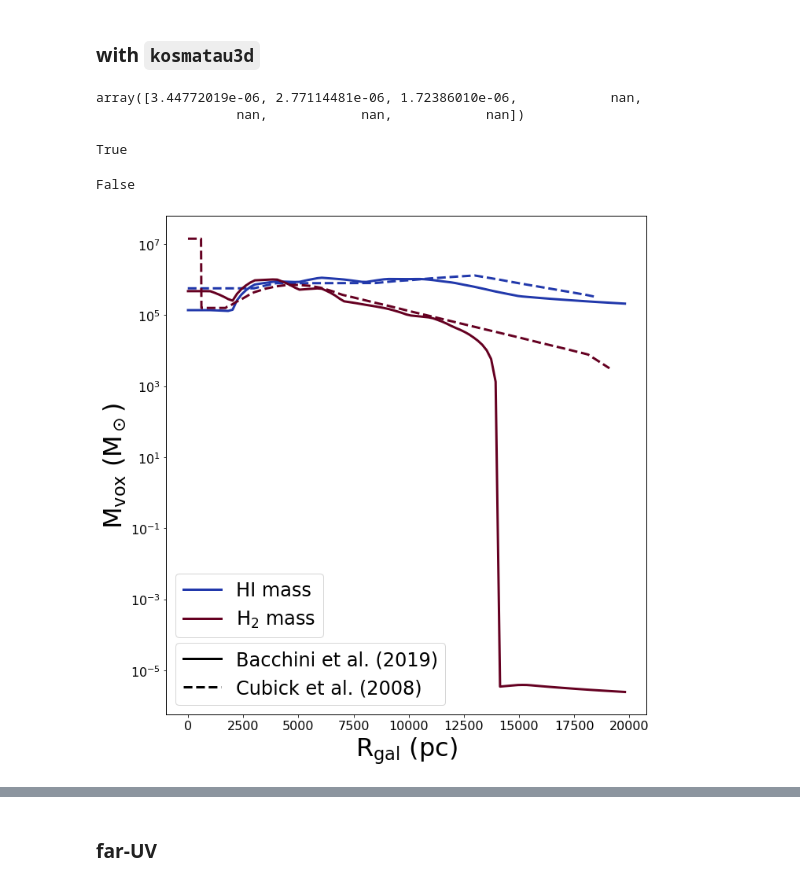
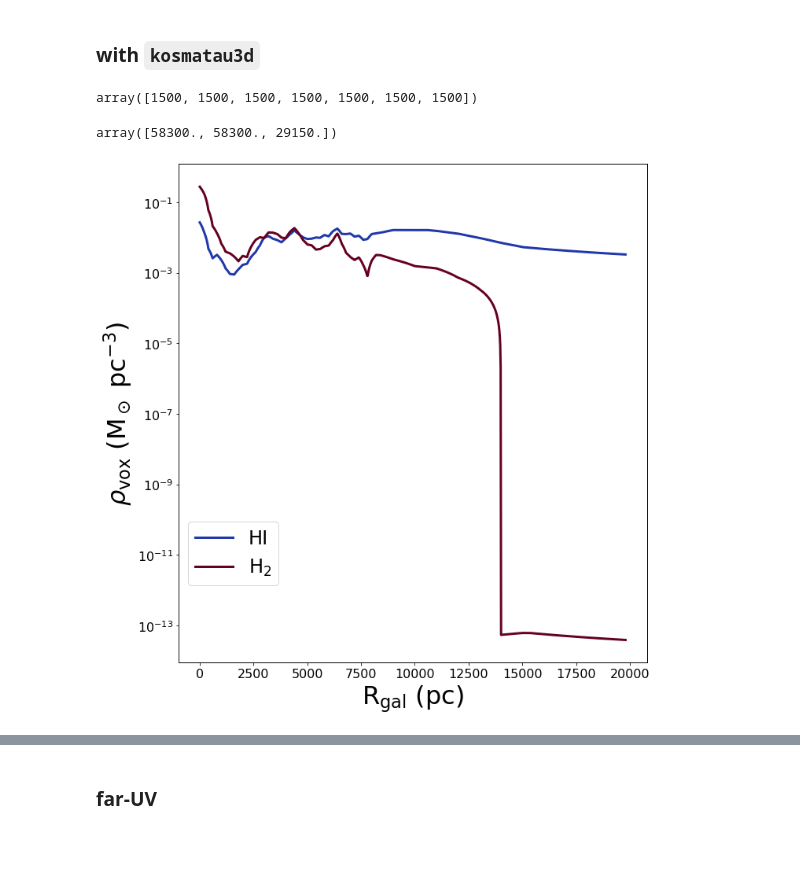
Before and after one commit to CraigYanitski/kosmatau3d, a Jupyter notebook: notebooks/full model/model_inspection.ipynb, the cells around one changed output, grey strips where cells are left out. Cells and saved outputs as stored; diff of their text form; code cells hidden in the pictures; blank space fills up the shorter version.

Commit message:
updated plotting
* distribution plots come directly from kosmatau3d

```diff
--- a/notebooks/full model/model_inspection.ipynb
+++ b/notebooks/full model/model_inspection.ipynb
@@ -346,8 +346,8 @@ parameters = {
                 'tau_grid_file': 'clump_tau_LineCenter.dat',
                 'tb_grid_file': 'clump_Tmb_LineCenter.dat',
                 'tau_fuv_grid_file': 'RhoMassAFUV.dat',
-                'h2_surface_density_file': 'h2_surface-density_bacchini.dat',
-                'hi_surface_density_file': 'hi_surface-density_bacchini.dat',
+                'h2_surface_density_file': 'h2_surface-density_marasco-bacchini.dat',
+                'hi_surface_density_file': 'hi_surface-density_marasco-bacchini.dat',
                 'h2_scale_height_file': 'h2_scale-height_bacchini.dat',
                 'hi_scale_height_file': 'hi_scale-height_bacchini.dat',
                 'like_clumps': False,
@@ -405,49 +405,40 @@ parameters = {
                 'verbose': False
 }
 kosmatau = models.Model(**parameters)
+data_dir = models.constants.INPUTPATH + 'MilkyWay/'
-# %%
-models.interpolations.interpolate_h2_mass([1.4e4], [0, 100, 200, 300, 400, 500, 600])
-# %% [output]
-array([3.44772019e-06, 2.77114481e-06, 1.72386010e-06,            nan,
-                  nan,            nan,            nan])
-# %%
-(models.interpolations.h2_mass_full.M.loc[models.interpolations.h2_mass_full.r==0]<0).any()
-# %% [output]
-True
-# %%
-r_s, h2_sigma = models.observations.h2_surface_mass_profile
-r_h, h2_h = models.observations.h2_scale_height_profile
-f_s = interpolate.interp1d(r_s.values, h2_sigma.values, kind='linear', bounds_error=False, fill_value=(h2_sigma.values[0], h2_sigma.values[-1]))
-f_h = interpolate.interp1d(r_h.values, h2_h.values, fill_value='extrapolate')
-r_new = np.linspace(0, 18000, num=1000)
-m_new = f_s(r_new)/2/np.sqrt(2*np.log(2))/f_h(r_new)*400**3
-(m_new<0).any()
-# %% [output]
-False
+# %%
+np.asarray([1500]*7)
+# %% [output]
+array([1500, 1500, 1500, 1500, 1500, 1500, 1500])
+# %%
+models.interpolations.interpolate_hi_mass(np.asarray([1500]*3), np.asarray([0, 100, 200]))
+# %% [output]
+array([58300., 58300., 29150.])
 # %%
 sigma_h2_wolfire = pd.read_csv(data_dir + 'h2_surface-density_wolfire.dat', delim_whitespace=True, names=['r', 'Sigma_h2'], skiprows=1)
 sigma_hi_wolfire = pd.read_csv(data_dir + 'hi_surface-density_wolfire.dat', delim_whitespace=True, names=['r', 'Sigma_hi'], skiprows=1)
 
 ds = 400
-r_new = np.linspace(0, 20000, num=100)
+r_new = np.linspace(0, 20000, num=1000)
 z_new = np.zeros_like(r_new)
-hi_mass = models.interpolations.interpolate_hi_mass(r_new, z_new)
-h2_mass = models.interpolations.interpolate_h2_mass(r_new, z_new)
+hi_mass = models.interpolations.hi_mass_interpolation(r_new, z_new)
+h2_mass = models.interpolations.h2_mass_interpolation(r_new, z_new)
 
 fig, ax = plt.subplots(figsize=(10, 10))
-ax.semilogy(r_new, hi_mass, c='xkcd:sapphire', lw=3, label=r'HI mass')
-ax.semilogy(sigma_hi_wolfire.r*1000, sigma_hi_wolfire.Sigma_hi*ds**2, c='xkcd:sapphire', lw=3, ls='--')
-ax.semilogy(r_new, h2_mass, c='xkcd:maroon', lw=3, label=r'H$_2$ mass')
-ax.semilogy(sigma_h2_wolfire.r*1000, sigma_h2_wolfire.Sigma_h2*ds**2, c='xkcd:maroon', lw=3, ls='--')
+ax.semilogy(r_new, hi_mass/ds**3, c='xkcd:sapphire', lw=3, label=r'HI')
+# ax.semilogy(sigma_hi_wolfire.r*1000, sigma_hi_wolfire.Sigma_hi/ds, c='xkcd:sapphire', lw=3, ls='--')
+ax.semilogy(r_new, h2_mass/ds**3, c='xkcd:maroon', lw=3, label=r'H$_2$')
+# ax.semilogy(sigma_h2_wolfire.r*1000, sigma_h2_wolfire.Sigma_h2/ds, c='xkcd:maroon', lw=3, ls='--')
 ax.set_xlabel(r'R$_\mathrm{gal}$ (pc)', fontsize=32)
-ax.set_ylabel(r'M$_\mathrm{vox}$ (M$_\odot$)', fontsize=32)
+ax.set_ylabel(r'$\rho_\mathrm{vox}$ (M$_\odot$ pc$^{-3}$)', fontsize=32)
 ax.legend(fontsize=24, loc=(0.02, 0.155))
 ax2 = ax.twinx()
 ax2.get_yaxis().set_visible(False)
-ax2.plot([], [], c='xkcd:black', ls='-', lw=3, label='Bacchini et al. (2019)')
-ax2.plot([], [], c='xkcd:black', ls='--', lw=3, label='Cubick et al. (2008)')
-ax2.legend(fontsize=24, loc='lower left')
+# ax2.plot([], [], c='xkcd:black', ls='-', lw=3, label='Marasco et al. (2017) and\\Bacchini et al. (2019)')
+# ax2.plot([], [], c='xkcd:black', ls='--', lw=3, label='Cubick et al. (2008)')
+# ax2.legend(fontsize=24, loc='lower left')
 ax.tick_params(labelsize=16)
 fig.tight_layout()
+plt.savefig('plots/volume-density_dist.png')
 # %% [output]
-[figure, old version]
+[figure, new version]
```
Also changed, not shown: parts of 2 cells of this notebook, 1 other file.
